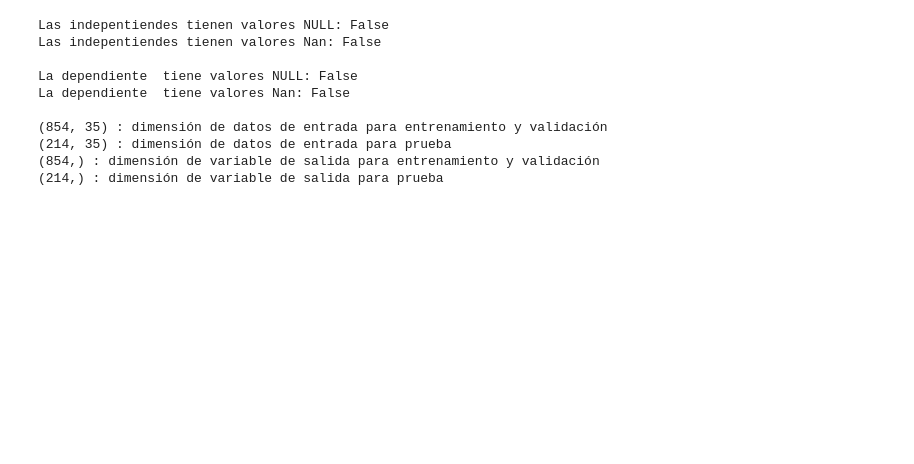
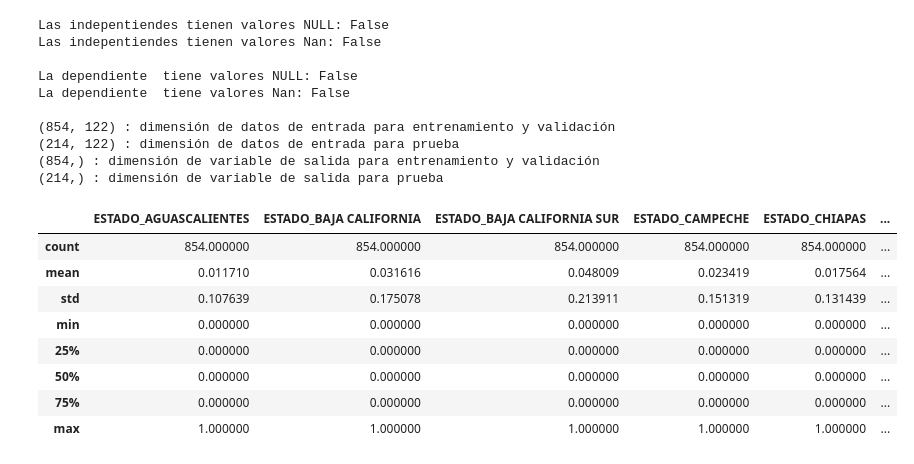
Before and after one commit to PosgradoMNA/actividades-de-aprendizaje-ams182, a Jupyter notebook: Reto pt2.ipynb, the cells around one changed output. Cells and saved outputs as stored; diff of their text form; code cells hidden in the pictures; blank space fills up the shorter version.

```diff
--- a/Reto pt2.ipynb
+++ b/Reto pt2.ipynb
@@ -51,7 +56,7 @@ df_categorico = pd.read_csv(url,encoding='latin-1',sep=",") # Para clasificació
 df = df_categorico
 
 # acotando el análisis a estado, esto puede cambiarse dependiento el marco de experimentación:
-df.drop(['SITIO', 'ORGANISMO_DE_CUENCA', 'MUNICIPIO', 'ACUIFERO'], axis=1, inplace = True)
+df.drop(['SITIO', 'ORGANISMO_DE_CUENCA', 'MUNICIPIO', 'ACUIFERO', 'LONGITUD', 'LATITUD'], axis=1, inplace = True)
 
 #Variavles
 Y = df['SEMAFORO']
@@ -59,6 +64,8 @@ X = df.drop('SEMAFORO',axis=1)
 #al ser todas categoricas, se complementa con la moda en caso de tener NAN's
 for col in X.columns:
     X[col].fillna(value = X[col].mode()[0],inplace = True)
+#Tasformando a categórico
+X = pd.get_dummies(X)
 
 # Validando Nan y nulls
 print('Las indepentiendes tienen valores NULL: ' + str(X.isnull().values.any()) + '\n'
@@ -81,7 +88,19 @@ Las indepentiendes tienen valores Nan: False
 La dependiente  tiene valores NULL: False
 La dependiente  tiene valores Nan: False
 
-(854, 35) : dimensión de datos de entrada para entrenamiento y validación
-(214, 35) : dimensión de datos de entrada para prueba
+(854, 122) : dimensión de datos de entrada para entrenamiento y validación
+(214, 122) : dimensión de datos de entrada para prueba
 (854,) : dimensión de variable de salida para entrenamiento y validación
 (214,) : dimensión de variable de salida para prueba
+# %%
+Xtv.describe()
+# %% [output]
+|  | ESTADO_AGUASCALIENTES | ESTADO_BAJA CALIFORNIA | ESTADO_BAJA CALIFORNIA SUR | ESTADO_CAMPECHE | ESTADO_CHIAPAS | ... |
+| count | 854.000000 | 854.000000 | 854.000000 | 854.000000 | 854.000000 | ... |
+| mean | 0.011710 | 0.031616 | 0.048009 | 0.023419 | 0.017564 | ... |
+| std | 0.107639 | 0.175078 | 0.213911 | 0.151319 | 0.131439 | ... |
+| min | 0.000000 | 0.000000 | 0.000000 | 0.000000 | 0.000000 | ... |
+| 25% | 0.000000 | 0.000000 | 0.000000 | 0.000000 | 0.000000 | ... |
+| 50% | 0.000000 | 0.000000 | 0.000000 | 0.000000 | 0.000000 | ... |
+| 75% | 0.000000 | 0.000000 | 0.000000 | 0.000000 | 0.000000 | ... |
+| max | 1.000000 | 1.000000 | 1.000000 | 1.000000 | 1.000000 | ... |
```
Also changed, not shown: parts of 2 cells of this notebook.
